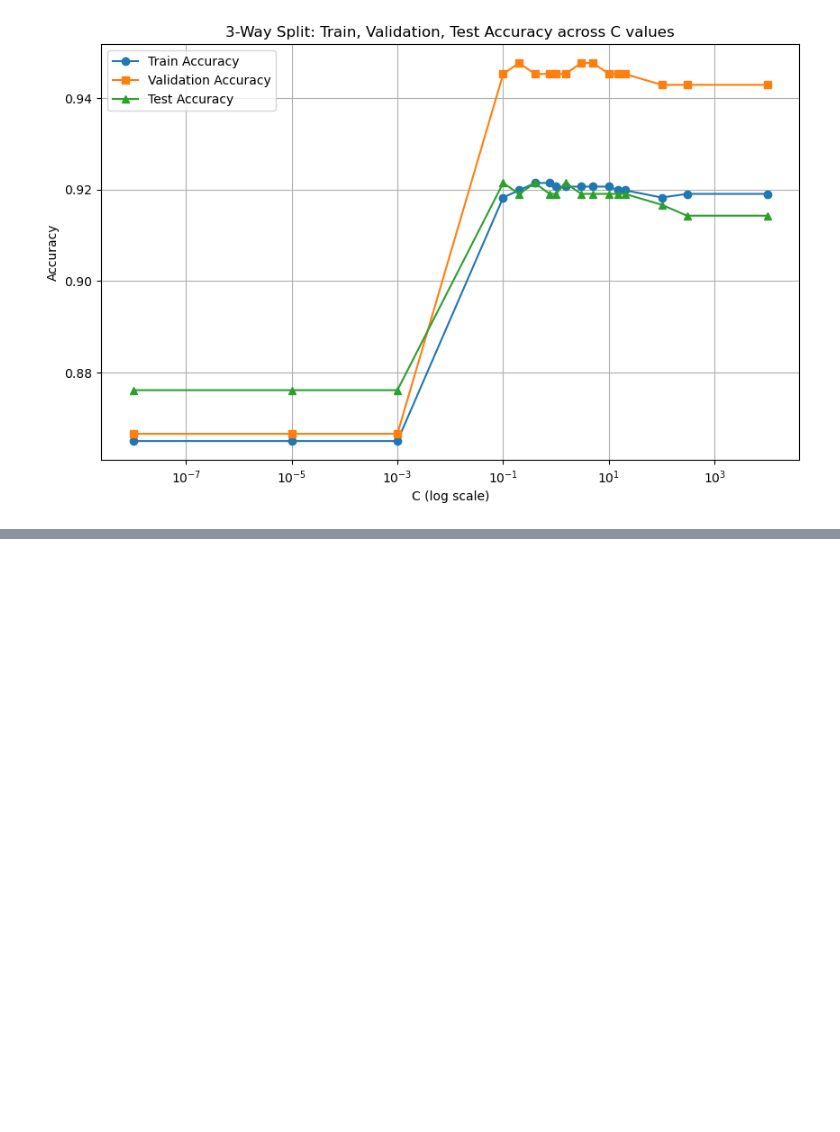
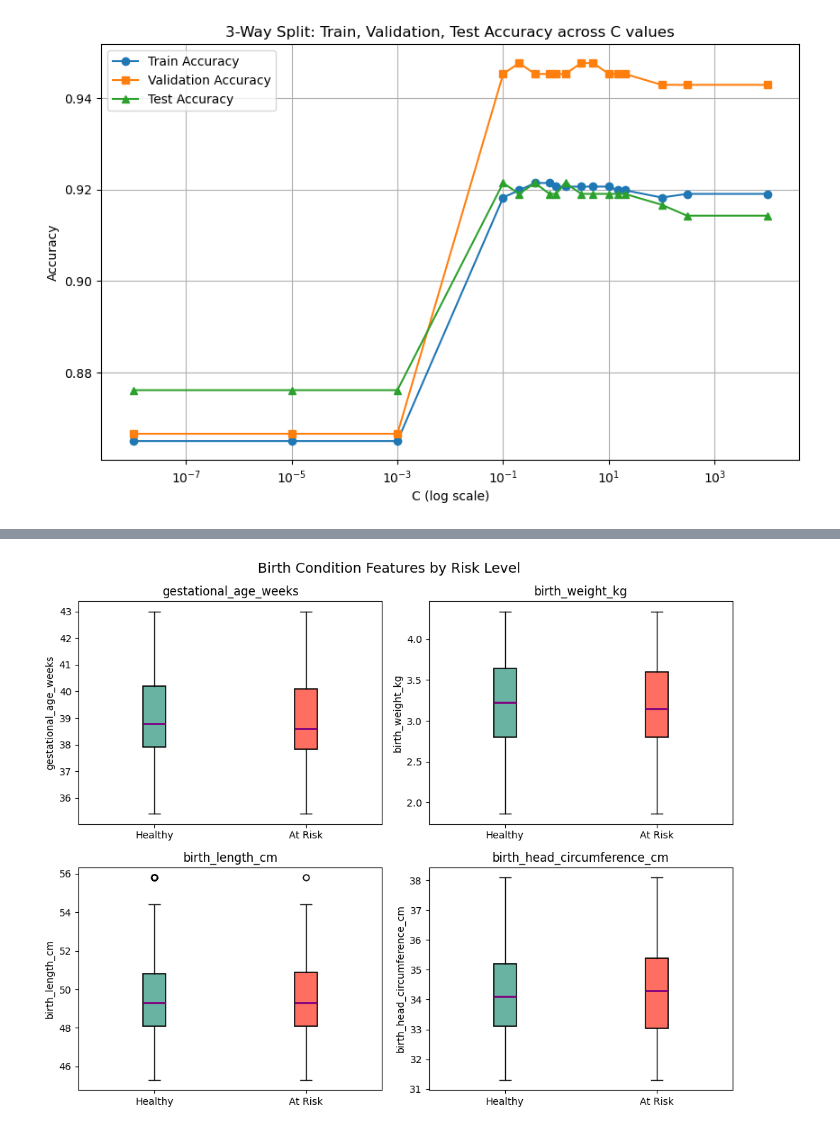
Before and after one commit to R-Vel/ML_Lab2, a Jupyter notebook: ML2 Lab 2.ipynb, the cells around one changed output, grey strips where cells are left out. Cells and saved outputs as stored; diff of their text form; code cells hidden in the pictures; blank space fills up the shorter version.

```diff
--- a/ML2 Lab 2.ipynb
+++ b/ML2 Lab 2.ipynb
@@ -651,0 +661,40 @@ C=10000    | Train=0.9190 | Val=0.9429 | Test=0.9143
+# %%
+birth_cols = ['gestational_age_weeks','birth_weight_kg','birth_length_cm','birth_head_circumference_cm']
+
+fig, axes = plt.subplots(2, 2, figsize=(10, 8))
+axes = axes.flatten()
+
+for i, col in enumerate(birth_cols):
+    healthy = df.loc[df['risk_level']=='Healthy', col]
+    risky   = df.loc[df['risk_level']=='At Risk', col]
+
+    box = axes[i].boxplot(
+        [healthy, risky],
+        patch_artist=True,  # enable fill
+        labels=['Healthy','At Risk'],
+        medianprops=dict(color='#800080', linewidth=2)  # bold purple median
+    )
+
+    # Fill colors
+    colors = ['#69b3a2', '#ff6f61']
+    for patch, color in zip(box['boxes'], colors):
+        patch.set_facecolor(color)
+        patch.set_edgecolor('black')
+        patch.set_linewidth(1.2)
+
+    # Whiskers, caps, and fliers
+    for whisker in box['whiskers']:
+        whisker.set(color='black', linewidth=1)
+    for cap in box['caps']:
+        cap.set(color='black', linewidth=1)
+    for flier in box['fliers']:
+        flier.set(marker='o', color='black', alpha=0.5)
+
+    axes[i].set_title(col)
+    axes[i].set_ylabel(col)
+
+fig.suptitle('Birth Condition Features by Risk Level', fontsize=14)
+plt.tight_layout()
+plt.show()
+# %% [output]
+[figure, added]
```
Also changed, not shown: parts of 12 cells of this notebook, 1 other file.
